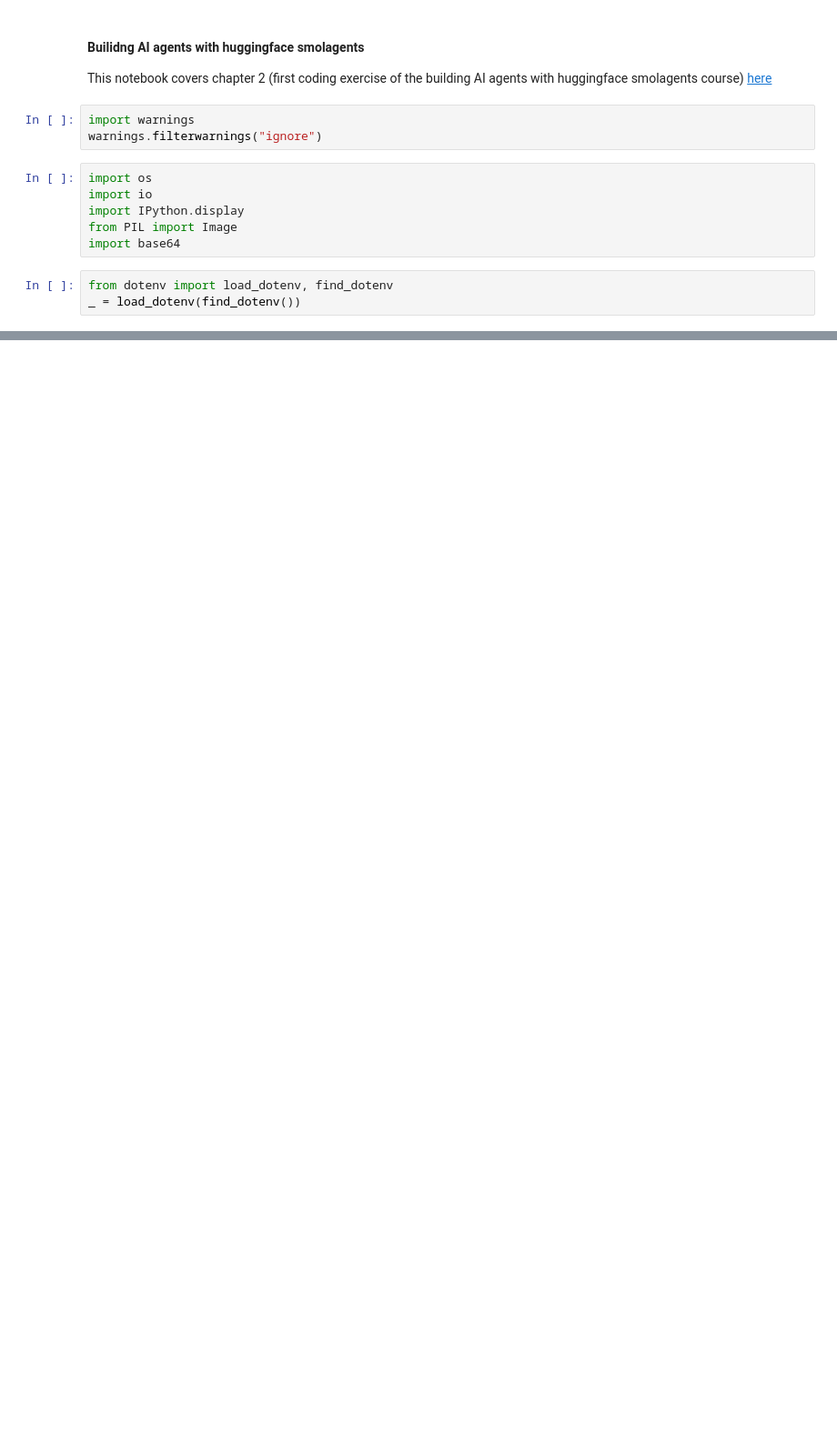
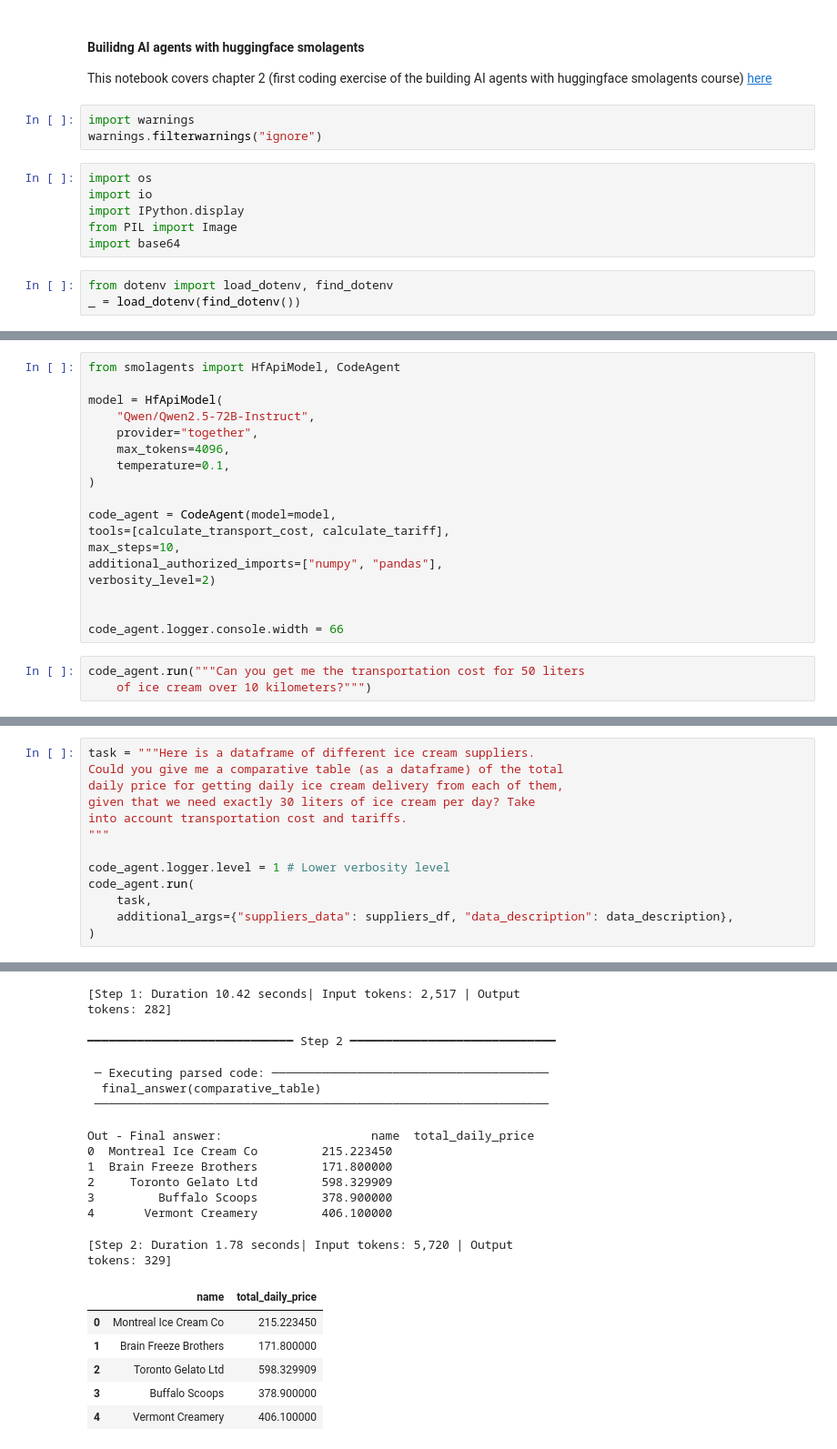
Before and after one commit to asuzukosi/ai-experiments-v2, a Jupyter notebook: chap1.ipynb, the cells around one changed output, grey strips where cells are left out. Shown at 91% size. Cells and saved outputs as stored; diff of their text form; blank space fills up the shorter version.

```diff
--- a/chap1.ipynb
+++ b/chap1.ipynb
@@ -22,0 +135,21 @@ VBox(children=(HTML(value='<center> <img\nsrc=https://huggingface.co/front/asset
+# %%
+from smolagents import HfApiModel, CodeAgent
+
+model = HfApiModel(
+    "Qwen/Qwen2.5-72B-Instruct",
+    provider="together",
+    max_tokens=4096,
+    temperature=0.1,
+)
+
+code_agent = CodeAgent(model=model,
+tools=[calculate_transport_cost, calculate_tariff],
+max_steps=10,
+additional_authorized_imports=["numpy", "pandas"],
+verbosity_level=2)
+
+
+code_agent.logger.console.width = 66
+# %%
+code_agent.run("""Can you get me the transportation cost for 50 liters
+    of ice cream over 10 kilometers?""")
@@ -22,0 +199,14 @@ VBox(children=(HTML(value='<center> <img\nsrc=https://huggingface.co/front/asset
+# %%
+task = """Here is a dataframe of different ice cream suppliers.
+Could you give me a comparative table (as a dataframe) of the total
+daily price for getting daily ice cream delivery from each of them,
+given that we need exactly 30 liters of ice cream per day? Take
+into account transportation cost and tariffs.
+"""
+
+code_agent.logger.level = 1 # Lower verbosity level
+code_agent.run(
+    task,
+    additional_args={"suppliers_data": suppliers_df, "data_description": data_description},
+)
+# %% [output]
@@ -22,0 +257,20 @@ VBox(children=(HTML(value='<center> <img\nsrc=https://huggingface.co/front/asset
+[Step 1: Duration 10.42 seconds| Input tokens: 2,517 | Output
+tokens: 282]
+━━━━━━━━━━━━━━━━━━━━━━━━━━━━━ Step 2 ━━━━━━━━━━━━━━━━━━━━━━━━━━━━━
+ ─ Executing parsed code: ───────────────────────────────────────
+  final_answer(comparative_table)
+ ────────────────────────────────────────────────────────────────
+Out - Final answer:                     name  total_daily_price
+0  Montreal Ice Cream Co         215.223450
+1  Brain Freeze Brothers         171.800000
+2     Toronto Gelato Ltd         598.329909
+3         Buffalo Scoops         378.900000
+4       Vermont Creamery         406.100000
+[Step 2: Duration 1.78 seconds| Input tokens: 5,720 | Output
+tokens: 329]
+|  | name | total_daily_price |
+| 0 | Montreal Ice Cream Co | 215.223450 |
+| 1 | Brain Freeze Brothers | 171.800000 |
+| 2 | Toronto Gelato Ltd | 598.329909 |
+| 3 | Buffalo Scoops | 378.900000 |
+| 4 | Vermont Creamery | 406.100000 |
```
Also changed, not shown: parts of 16 cells of this notebook, 2 other files.
